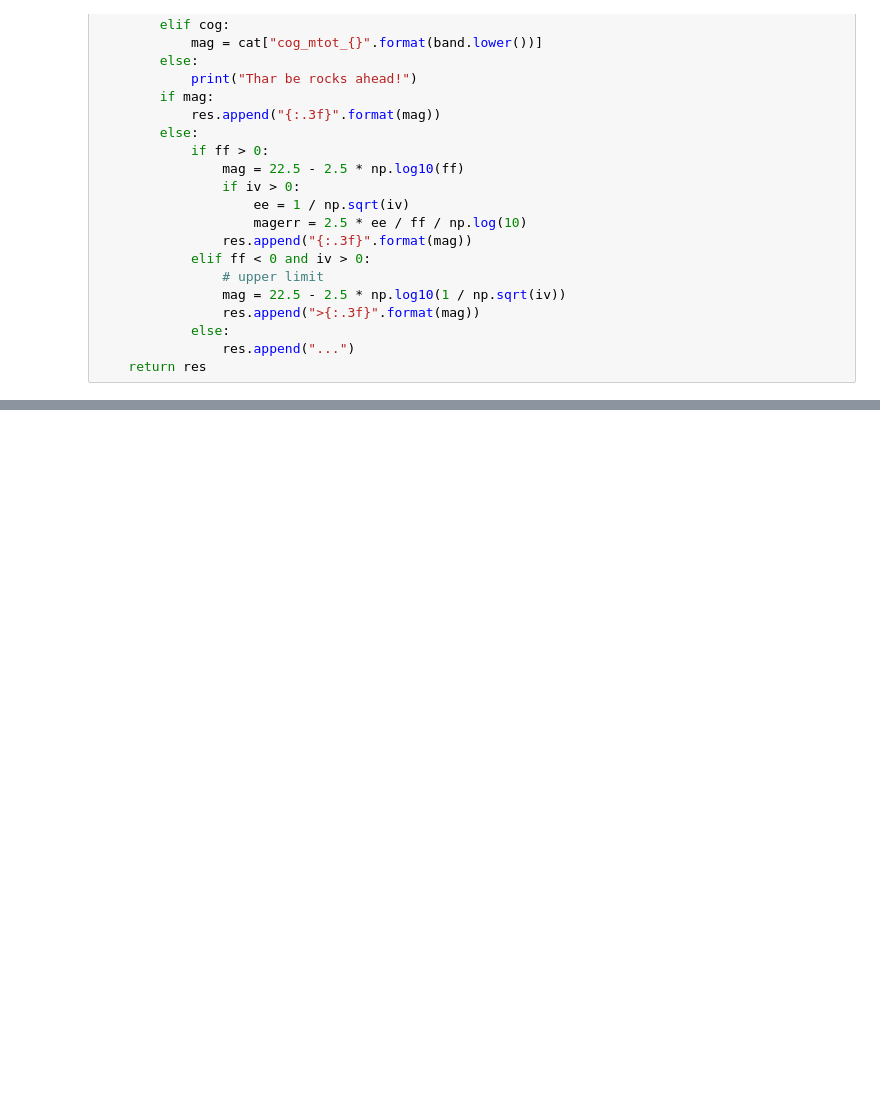
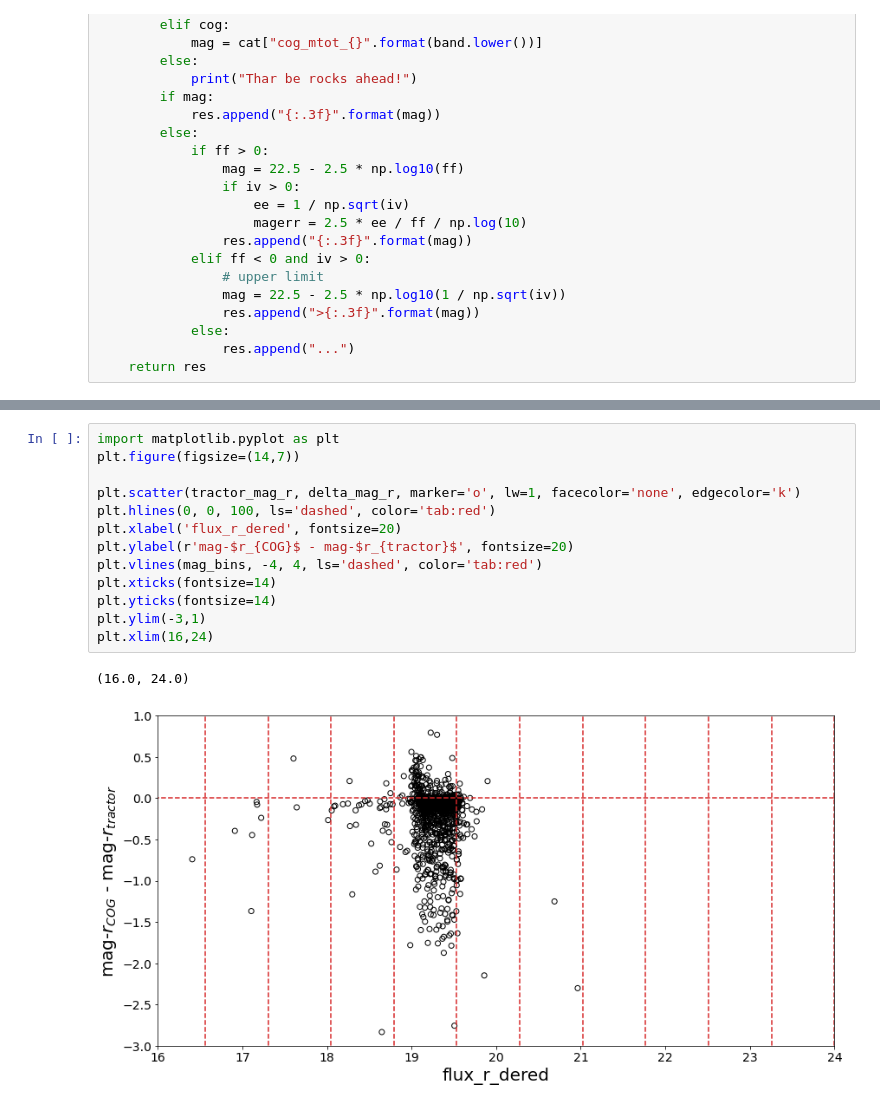
Before and after one commit to mattkwiecien/legacyhalos, a Jupyter notebook: science/sv3/sv3_mag_subsample_comparison.ipynb, the cells around one changed output, grey strips where cells are left out. Drawn from its saved outputs; the diff is of its cells as text; blank space fills up the shorter version.

```diff
--- a/science/sv3/sv3_mag_subsample_comparison.ipynb
+++ b/science/sv3/sv3_mag_subsample_comparison.ipynb
@@ -210,0 +271,16 @@ SyntaxError: invalid syntax (<ipython-input-37-ca2d68100f0e>, line 1)
+# %%
+import matplotlib.pyplot as plt
+plt.figure(figsize=(14,7))
+
+plt.scatter(tractor_mag_r, delta_mag_r, marker='o', lw=1, facecolor='none', edgecolor='k')
+plt.hlines(0, 0, 100, ls='dashed', color='tab:red')
+plt.xlabel('flux_r_dered', fontsize=20)
+plt.ylabel(r'mag-$r_{COG}$ - mag-$r_{tractor}$', fontsize=20)
+plt.vlines(mag_bins, -4, 4, ls='dashed', color='tab:red')
+plt.xticks(fontsize=14)
+plt.yticks(fontsize=14)
+plt.ylim(-3,1)
+plt.xlim(16,24)
+# %% [output]
+(16.0, 24.0)
+[figure, added]
```
Also changed, not shown: parts of 12 cells of this notebook, 3 other files.
